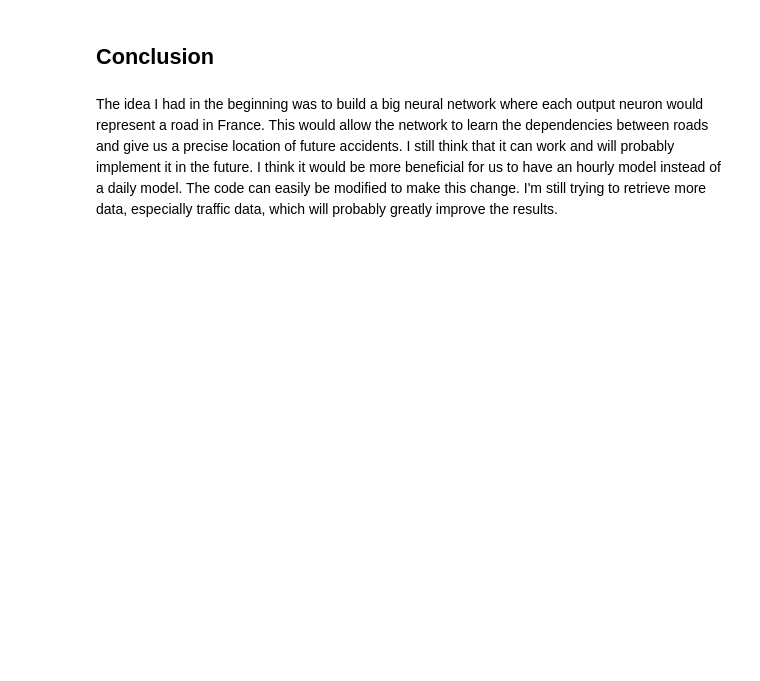
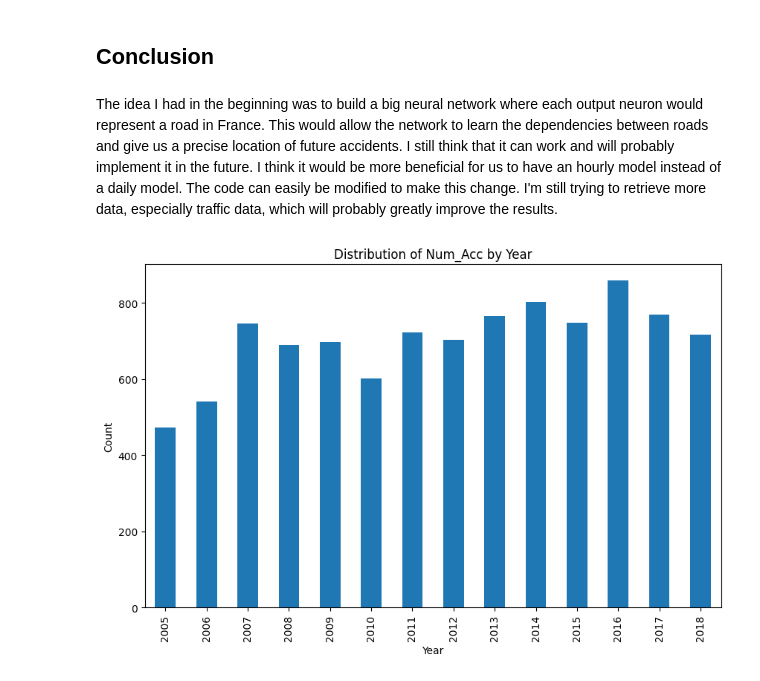
Before and after one commit to AurelienBr22/CyclingFacilities, a Jupyter notebook: notebooks/notebook_aurelien_data_preprocessing.ipynb, the cells around one changed output. Saved outputs shown, nothing was run; the diff lists cells and outputs as text; code cells hidden in the pictures; blank space fills up the shorter version.

```diff
--- a/notebooks/notebook_aurelien_data_preprocessing.ipynb
+++ b/notebooks/notebook_aurelien_data_preprocessing.ipynb
@@ -821,3 +857,23 @@ A COUPLER avec geohashing
 The idea I had in the beginning was to build a big neural network where each output neuron would represent a road in France. This would allow the network to learn the dependencies between roads and give us a precise location of future accidents. I still think that it can work and will probably implement it in the future.
 I think it would be more beneficial for us to have an hourly model instead of a daily model. The code can easily be modified to make this change.
 I'm still trying to retrieve more data, especially traffic data, which will probably greatly improve the results.
+# %%
+data = pd.read_csv('../clean_data/velo_df_paris_final.csv')
+# %%
+def process_dates(df):
+    # Vérifier les dates invalides
+    invalid_dates = df[(df['jour'] > 31) | ((df['mois'] == 2) & (df['jour'] > 29)) | ((df['mois'].isin([4, 6, 9, 11])) & (df['jour'] > 30))]
+    df = df.drop(invalid_dates.index)
+
+    # Créer la colonne 'date'
+    df['date'] = pd.to_datetime(df['an'].astype(str).str.zfill(2)
+                                + df['mois'].astype(str).str.zfill(2)
+                                + df['jour'].astype(str).str.zfill(2)
+                                + df['hrmn'].astype(str).str.zfill(4),
+                                format='%y%m%d%H%M', errors='coerce')
+
+    df = df.drop(columns=['an', 'mois', 'jour', 'hrmn'])
+    return df
+
+# Utiliser la fonction sur carac_df_modif
+data_modif = process_dates(data)
@@ -823,0 +882,13 @@ I'm still trying to retrieve more data, especially traffic data, which will prob
+# %%
+# Group the data by year
+data_grouped = data_modif.groupby(data_modif['date'].dt.year)['Num_Acc'].count()
+
+# Plot the distribution
+plt.figure(figsize=(10, 6))
+data_grouped.plot(kind='bar')
+plt.xlabel('Year')
+plt.ylabel('Count')
+plt.title('Distribution of Num_Acc by Year')
+plt.show()
+# %% [output]
+[figure, added]
```
Also changed, not shown: parts of 20 cells of this notebook, 2 other files.
